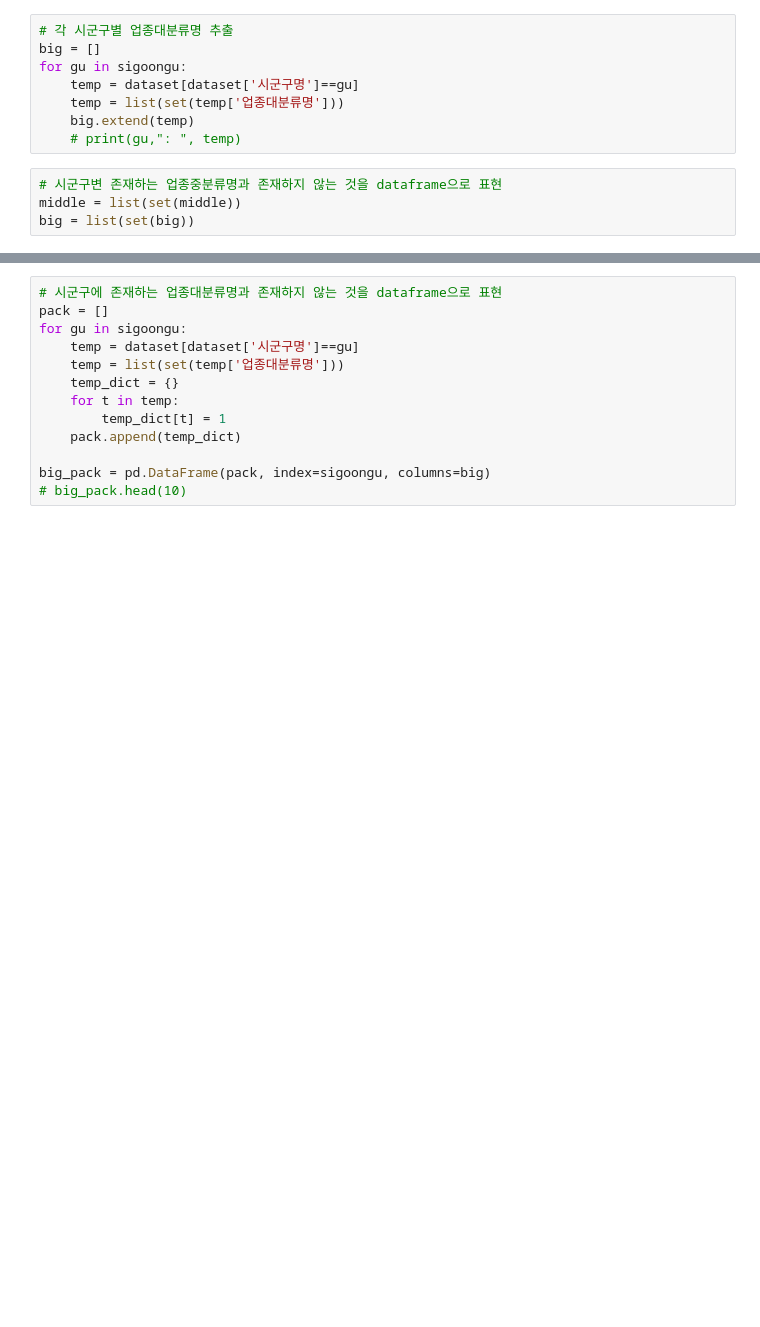
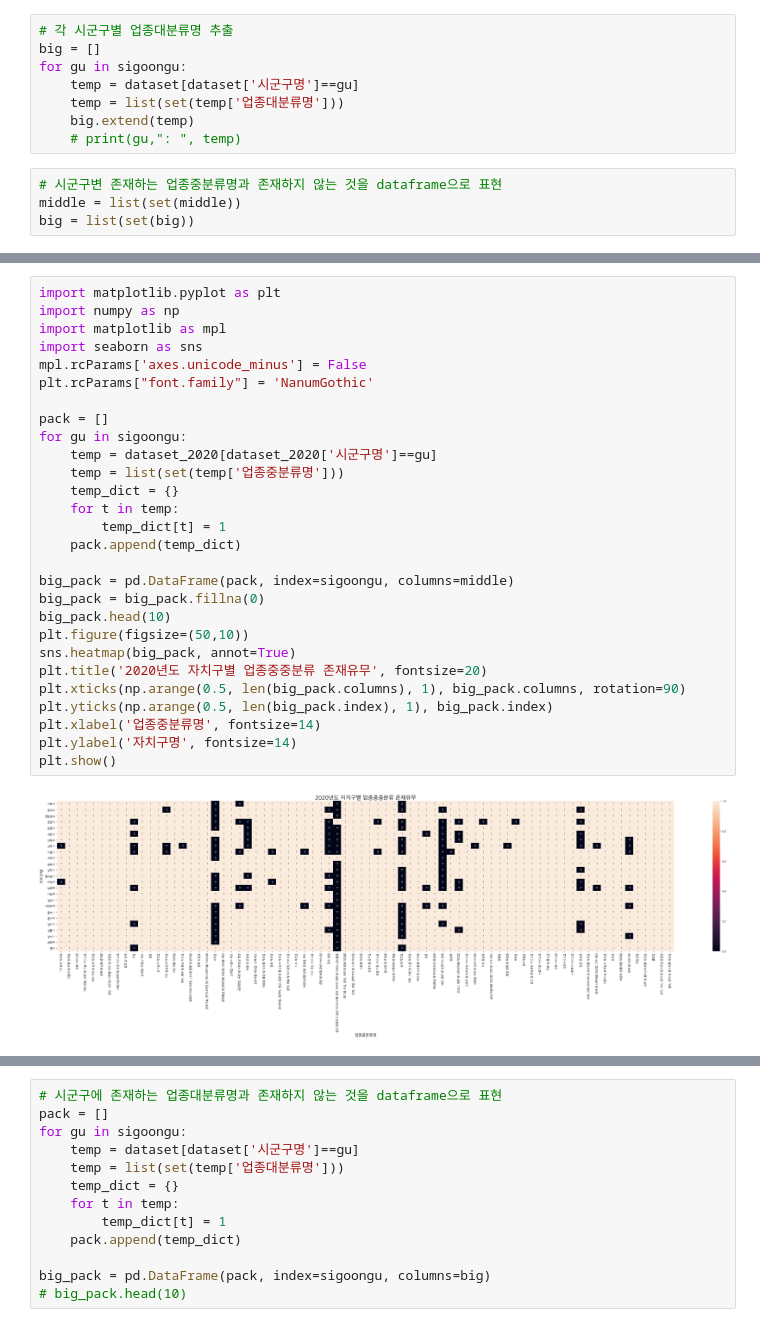
Before and after one commit to waverDeep/FinDataAnalysis, a Jupyter notebook: KCData/playground01.ipynb, the cells around one changed output, grey strips where cells are left out. Saved outputs shown, nothing was run; the diff lists cells and outputs as text; blank space fills up the shorter version.

```diff
--- a/KCData/playground01.ipynb
+++ b/KCData/playground01.ipynb
@@ -106,0 +120,30 @@ plt.show()
+# %%
+import matplotlib.pyplot as plt
+import numpy as np
+import matplotlib as mpl
+import seaborn as sns
+mpl.rcParams['axes.unicode_minus'] = False
+plt.rcParams["font.family"] = 'NanumGothic'
+
+pack = []
+for gu in sigoongu:
+    temp = dataset_2020[dataset_2020['시군구명']==gu]
+    temp = list(set(temp['업종중분류명']))
+    temp_dict = {}
+    for t in temp:
+        temp_dict[t] = 1
+    pack.append(temp_dict)
+
+big_pack = pd.DataFrame(pack, index=sigoongu, columns=middle)
+big_pack = big_pack.fillna(0)
+big_pack.head(10)
+plt.figure(figsize=(50,10))
+sns.heatmap(big_pack, annot=True)
+plt.title('2020년도 자치구별 업종중중분류 존재유무', fontsize=20)
+plt.xticks(np.arange(0.5, len(big_pack.columns), 1), big_pack.columns, rotation=90)
+plt.yticks(np.arange(0.5, len(big_pack.index), 1), big_pack.index)
+plt.xlabel('업종중분류명', fontsize=14)
+plt.ylabel('자치구명', fontsize=14)
+plt.show()
+# %% [output]
+[figure, added]
```
Also changed, not shown: parts of 19 cells of this notebook, 3 other files.
